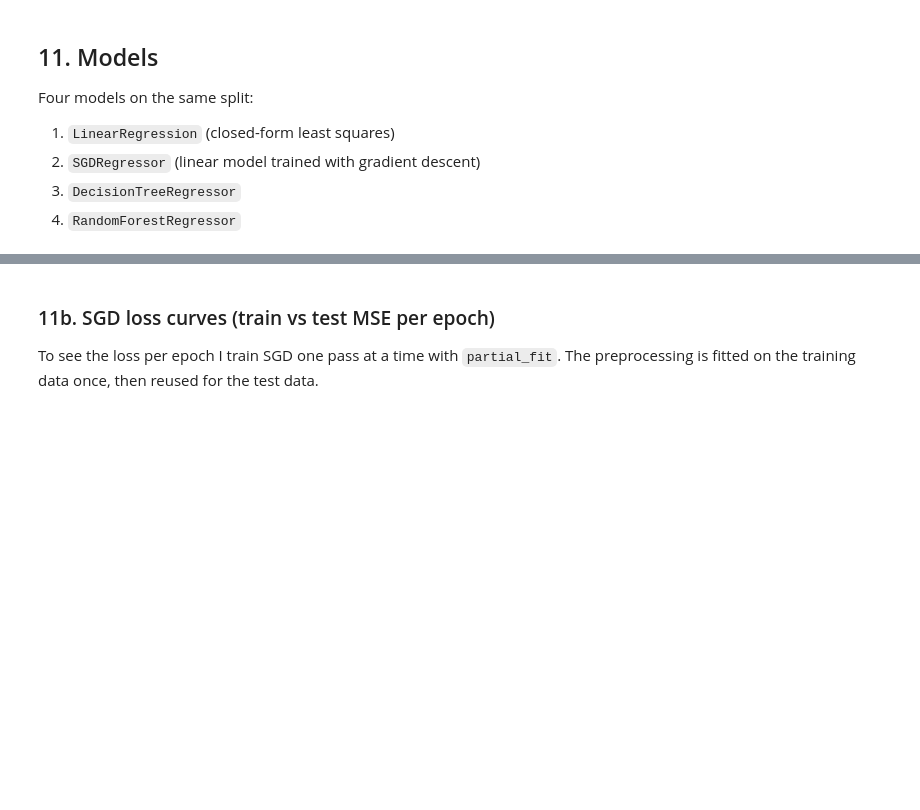
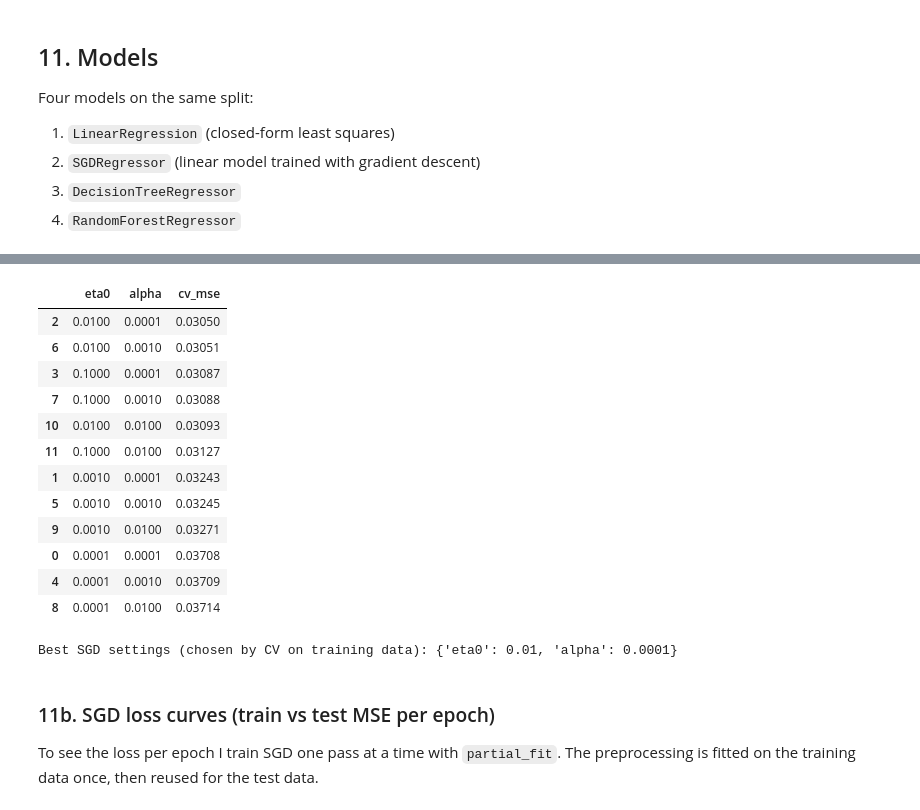
Before and after one commit to nellybutera/linear_regression_model, a Jupyter notebook: summative/linear_regression/multivariate.ipynb, the cells around one changed output, grey strips where cells are left out. Saved outputs shown, nothing was run; the diff lists cells and outputs as text; code cells hidden in the pictures; blank space fills up the shorter version.

```diff
--- a/summative/linear_regression/multivariate.ipynb
+++ b/summative/linear_regression/multivariate.ipynb
@@ -274,11 +274,17 @@ def make_model_table(df):
     return table.dropna()
 
 data = make_model_table(clean)
+
+# Put 500 respondents aside as "new survey data". They are never used for training or testing here;
+# later they are uploaded to the API's /retrain endpoint to show how the model is updated with new data.
+new_survey_rows = data.sample(500, random_state=RANDOM_STATE)
+data = data.drop(new_survey_rows.index)
+
 NUMERIC_FEATURES = ["age", "education", "border_ease", "au_recognition", "social_media_news"]
 CATEGORICAL_FEATURES = ["gender", "area", "country", "employment", "afcfta_aware"]
 FEATURES = NUMERIC_FEATURES + CATEGORICAL_FEATURES
 TARGET = "openness_index"
 
-print("Rows used:", len(data), "| predictors:", len(FEATURES))
+print("Rows used for modelling:", len(data), "| kept aside as new data:", len(new_survey_rows), "| predictors:", len(FEATURES))
 data.head()
 # %% [output]
@@ -441,3 +421,37 @@ Best SGD settings: {'eta0': np.float64(0.01), 'alpha': np.float64(0.0001)}
+# %%
+sgd_search = GridSearchCV(
+    make_pipeline(SGDRegressor(learning_rate="invscaling", penalty="l2", max_iter=1000, tol=1e-4,
+                               random_state=RANDOM_STATE)),
+    {"model__eta0": [0.0001, 0.001, 0.01, 0.1], "model__alpha": [0.0001, 0.001, 0.01]},
+    scoring="neg_mean_squared_error", cv=5, n_jobs=-1,
+)
+sgd_search.fit(X_train, y_train)
+
+sgd_table = pd.DataFrame({
+    "eta0": sgd_search.cv_results_["param_model__eta0"],
+    "alpha": sgd_search.cv_results_["param_model__alpha"],
+    "cv_mse": -sgd_search.cv_results_["mean_test_score"],
+}).sort_values("cv_mse")
+sgd_table.round(5)
+# %% [output]
+|  | eta0 | alpha | cv_mse |
+| 2 | 0.0100 | 0.0001 | 0.03050 |
+| 6 | 0.0100 | 0.0010 | 0.03051 |
+| 3 | 0.1000 | 0.0001 | 0.03087 |
+| 7 | 0.1000 | 0.0010 | 0.03088 |
+| 10 | 0.0100 | 0.0100 | 0.03093 |
+| 11 | 0.1000 | 0.0100 | 0.03127 |
+| 1 | 0.0010 | 0.0001 | 0.03243 |
+| 5 | 0.0010 | 0.0010 | 0.03245 |
+| 9 | 0.0010 | 0.0100 | 0.03271 |
+| 0 | 0.0001 | 0.0001 | 0.03708 |
+| 4 | 0.0001 | 0.0010 | 0.03709 |
+| 8 | 0.0001 | 0.0100 | 0.03714 |
+# %%
+best_sgd_params = {"eta0": sgd_search.best_params_["model__eta0"], "alpha": sgd_search.best_params_["model__alpha"]}
+print("Best SGD settings (chosen by CV on training data):", best_sgd_params)
+# %% [output]
+Best SGD settings (chosen by CV on training data): {'eta0': 0.01, 'alpha': 0.0001}
 # %% [markdown]
 ### 11b. SGD loss curves (train vs test MSE per epoch)
 
```
Also changed, not shown: parts of 21 cells of this notebook.
